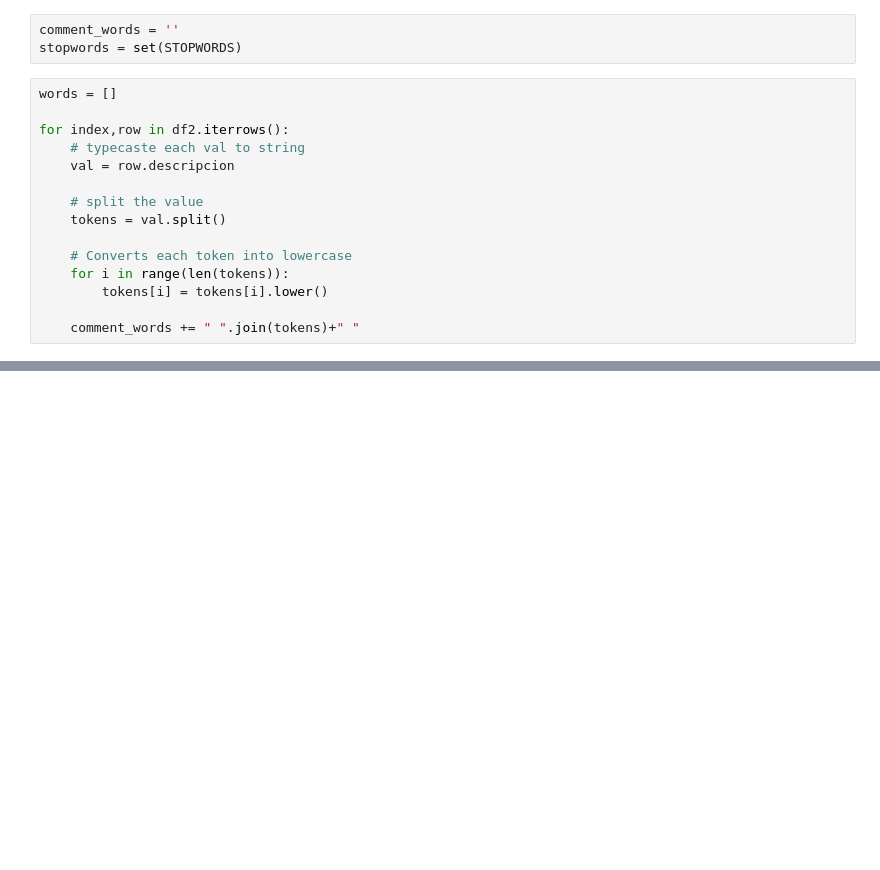
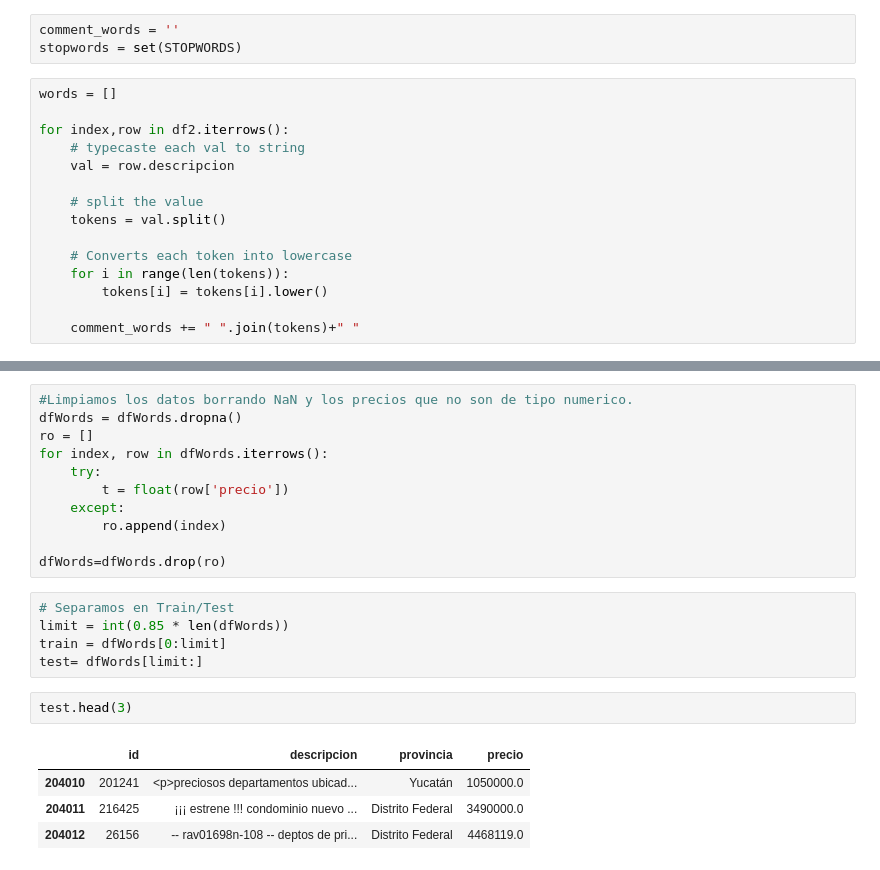
Before and after one commit to wgbusch/mt, a Jupyter notebook: tp3/notebooks/Analisis palabras.ipynb, the cells around one changed output, grey strips where cells are left out. Saved outputs shown, nothing was run; the diff lists cells and outputs as text; blank space fills up the shorter version.

```diff
--- a/tp3/notebooks/Analisis palabras.ipynb
+++ b/tp3/notebooks/Analisis palabras.ipynb
@@ -59,0 +84,23 @@ plt.show()
+# %%
+#Limpiamos los datos borrando NaN y los precios que no son de tipo numerico.
+dfWords = dfWords.dropna()
+ro = []
+for index, row in dfWords.iterrows():
+    try:
+        t = float(row['precio'])
+    except:
+        ro.append(index)
+
+dfWords=dfWords.drop(ro)
+# %%
+# Separamos en Train/Test
+limit = int(0.85 * len(dfWords))
+train = dfWords[0:limit]
+test= dfWords[limit:]
+# %%
+test.head(3)
+# %% [output]
+|  | id | descripcion | provincia | precio |
+| 204010 | 201241 | <p>preciosos departamentos ubicad... | Yucatán | 1050000.0 |
+| 204011 | 216425 | ¡¡¡ estrene !!! condominio nuevo ... | Distrito Federal | 3490000.0 |
+| 204012 | 26156 | -- rav01698n-108 -- deptos de pri... | Distrito Federal | 4468119.0 |
```
Also changed, not shown: parts of 39 cells of this notebook.
